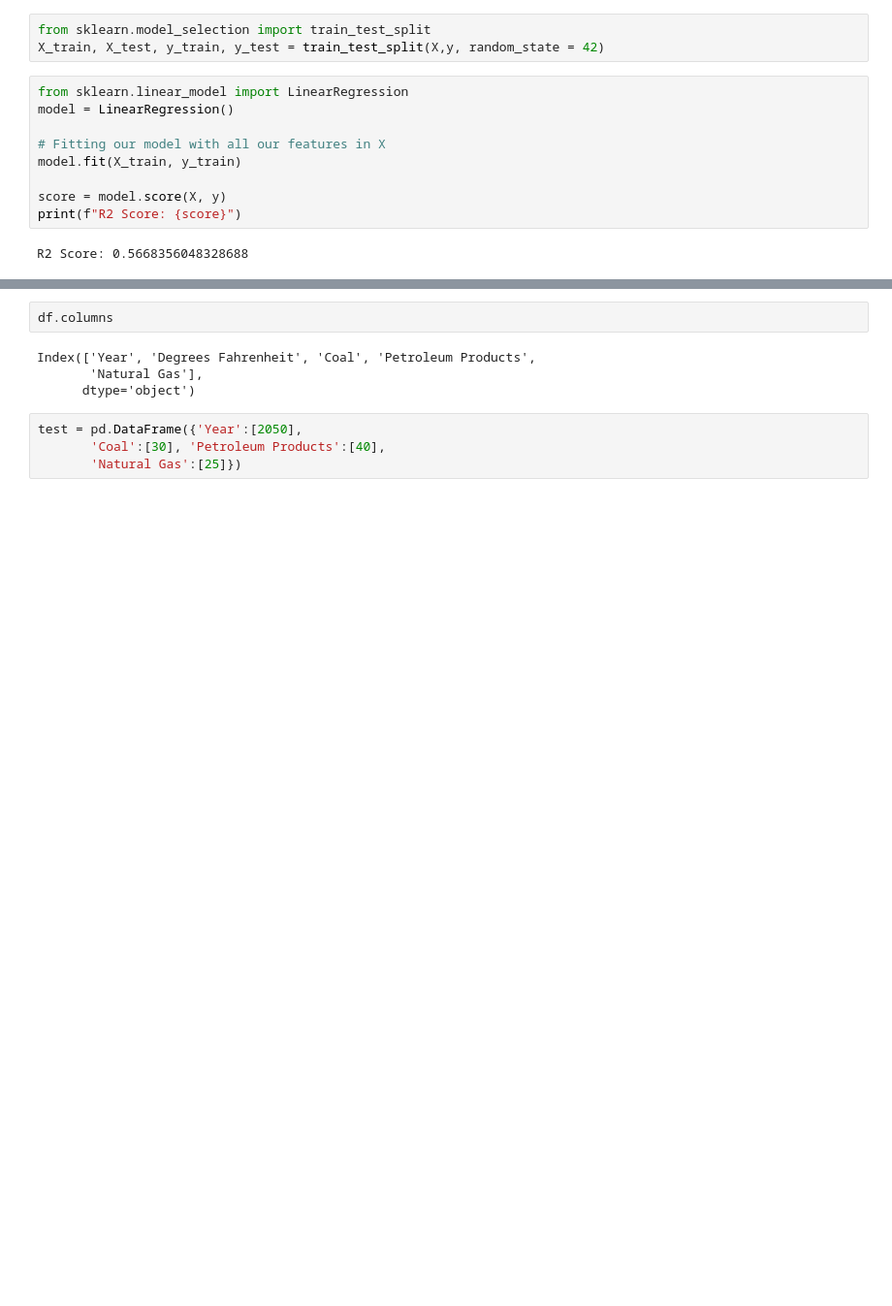
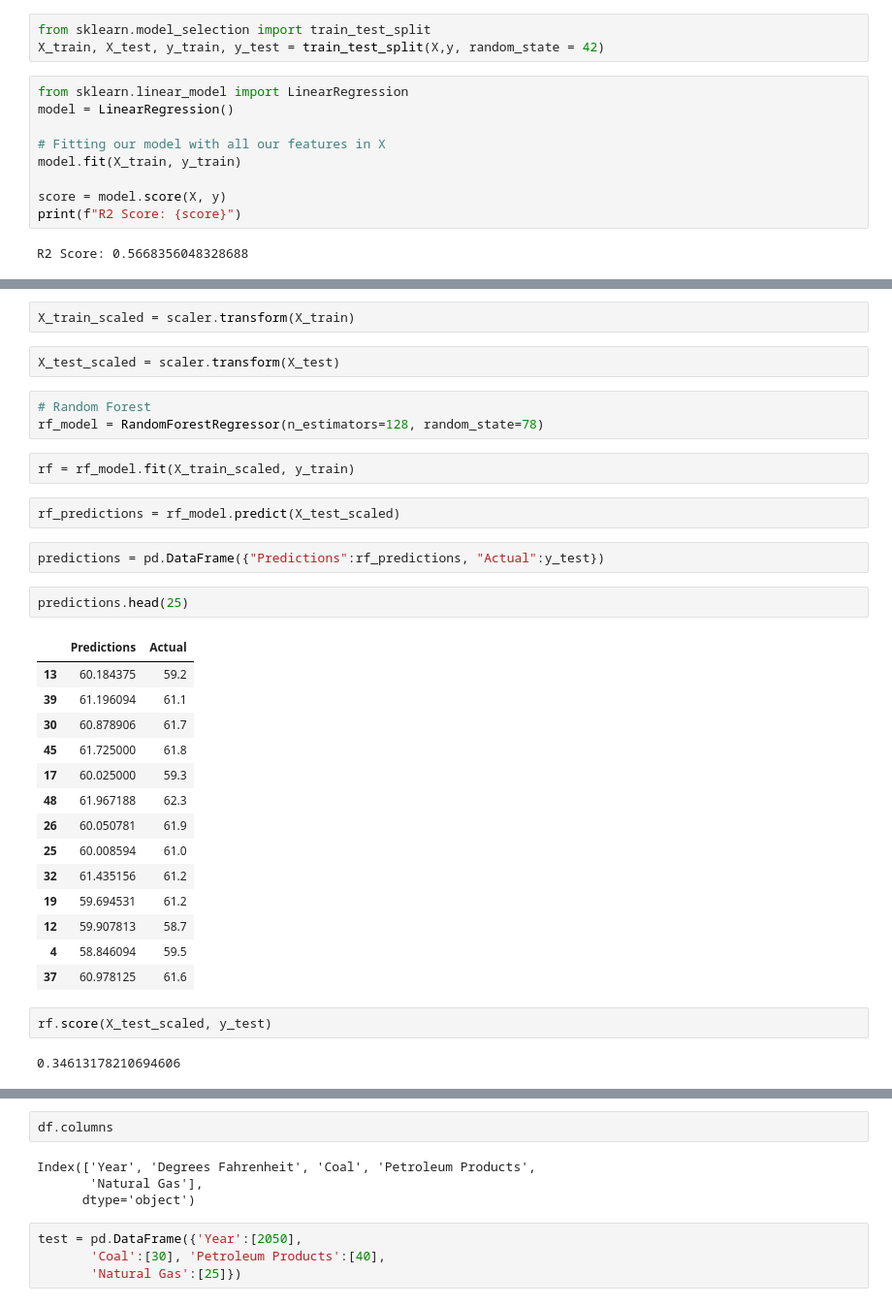
Before and after one commit to Jschelling0/the_final, a Jupyter notebook: Final.ipynb, the cells around one changed output, grey strips where cells are left out. Shown: that part at 97% size. Saved outputs shown, nothing was run; the diff lists cells and outputs as text; blank space fills up the shorter version.

```diff
--- a/Final.ipynb
+++ b/Final.ipynb
@@ -128,0 +137,34 @@ R2 Score: 0.5668356048328688
+# %%
+X_train_scaled = scaler.transform(X_train)
+# %%
+X_test_scaled = scaler.transform(X_test)
+# %%
+# Random Forest
+rf_model = RandomForestRegressor(n_estimators=128, random_state=78)
+# %%
+rf = rf_model.fit(X_train_scaled, y_train)
+# %%
+rf_predictions = rf_model.predict(X_test_scaled)
+# %%
+predictions = pd.DataFrame({"Predictions":rf_predictions, "Actual":y_test})
+# %%
+predictions.head(25)
+# %% [output]
+|  | Predictions | Actual |
+| 13 | 60.184375 | 59.2 |
+| 39 | 61.196094 | 61.1 |
+| 30 | 60.878906 | 61.7 |
+| 45 | 61.725000 | 61.8 |
+| 17 | 60.025000 | 59.3 |
+| 48 | 61.967188 | 62.3 |
+| 26 | 60.050781 | 61.9 |
+| 25 | 60.008594 | 61.0 |
+| 32 | 61.435156 | 61.2 |
+| 19 | 59.694531 | 61.2 |
+| 12 | 59.907813 | 58.7 |
+| 4 | 58.846094 | 59.5 |
+| 37 | 60.978125 | 61.6 |
+# %%
+rf.score(X_test_scaled, y_test)
+# %% [output]
+0.34613178210694606
```
Also changed, not shown: parts of 19 cells of this notebook.
